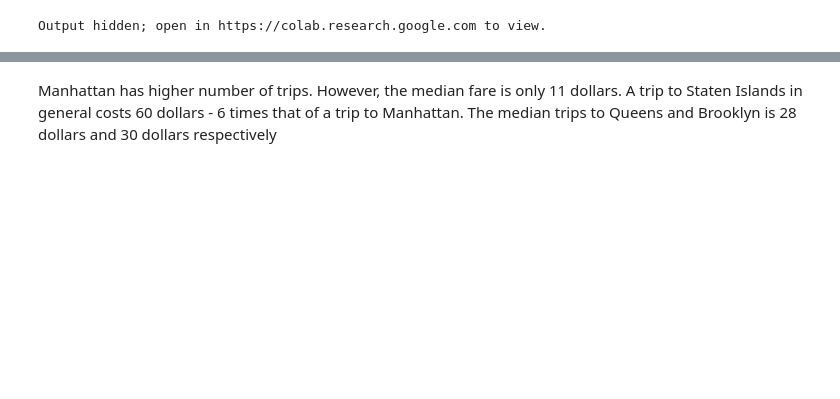
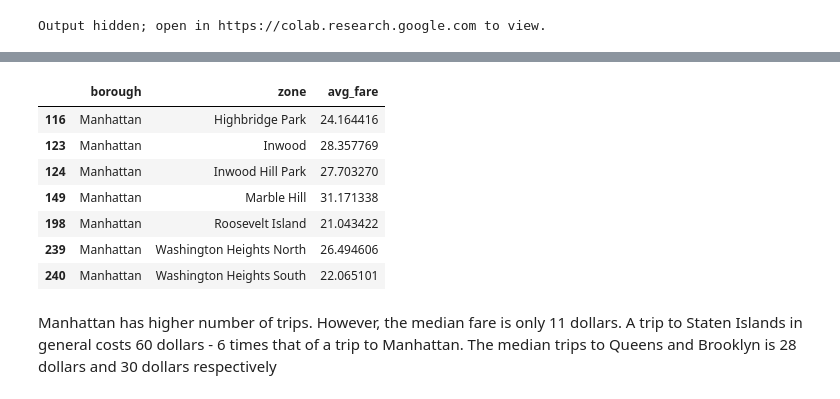
Before and after one commit to MADS-milestone/milestone-1, a Jupyter notebook: milestone1.ipynb, the cells around one changed output, grey strips where cells are left out. Cells and saved outputs as stored; diff of their text form; code cells hidden in the pictures; blank space fills up the shorter version.

```diff
--- a/milestone1.ipynb
+++ b/milestone1.ipynb
@@ -278,10 +277,11 @@ We will be utilizing the Shapefile and the Taxi trip data in conjunction to brin
 
 ## Dataframe creation
 
-def create_dataframe(df,var1 = 'LocationID'):
+def create_dataframe(df,var1 = 'LocationID',var2 = 'Counts'):
   df.rename(columns={'dropoff_location_id': var1}, inplace=True)
   df[var1] = df[var1].astype('int64')
-
+  if var2 =='avg_fare':
+    df[var2] = df[var2].astype('float64')
   df_merge = taxi_zones.merge(df,on = var1)
   df_merge_json = json.loads(df_merge.to_json())['features']
 
@@ -298,7 +298,7 @@ def base_heatmap(df,title_heatmap,chart_title,feature='properties.count:Q'):
 
 def box_plot_creator(df,title,feature = 'count:Q'):
   return alt.Chart(df).mark_boxplot().encode(
-      x=feature,y=alt.Y('borough:O',sort=val_list)).properties(title = alt.Text(text = title,fontSize = 22))
+      x=feature,y=alt.Y('borough:O',sort=val_list)).properties(title = alt.Text(text = title,fontSize = 16))
 # %%
 sql = '''SELECT dropoff_location_id, count(*) as count
 FROM bigquery-public-data.new_york_taxi_trips.tlc_yellow_trips_2017
@@ -374,5 +384,5 @@ avg_fare_2018_df = bq_client.query(sql).to_dataframe()
 # %%
-avg_fare_2018_info,avg_fare_2018 = create_dataframe(avg_fare_2018_df)
+avg_fare_2018_info,avg_fare_2018 = create_dataframe(avg_fare_2018_df,var2 = 'avg_fare')
 
 base_heatmap(avg_fare_2018,title_heatmap = 'Average Fare',chart_title = 'Fare distribution',feature='properties.avg_fare:Q') + boroughs + labels
 # %% [output]
@@ -384,2 +404,13 @@ Output hidden; open in https://colab.research.google.com to view.
+# %%
+avg_fare_2018_info[(avg_fare_2018_info['avg_fare']>20) & (avg_fare_2018_info['borough']=='Manhattan')][['borough','zone','avg_fare']]
+# %% [output]
+|  | borough | zone | avg_fare |
+| 116 | Manhattan | Highbridge Park | 24.164416 |
+| 123 | Manhattan | Inwood | 28.357769 |
+| 124 | Manhattan | Inwood Hill Park | 27.703270 |
+| 149 | Manhattan | Marble Hill | 31.171338 |
+| 198 | Manhattan | Roosevelt Island | 21.043422 |
+| 239 | Manhattan | Washington Heights North | 26.494606 |
+| 240 | Manhattan | Washington Heights South | 22.065101 |
 # %% [markdown]
 Manhattan has higher number of trips. However, the median fare is only 11 dollars. A trip to Staten Islands in general costs 60 dollars - 6 times that of a trip to Manhattan. The median trips to Queens and Brooklyn is 28 dollars and 30 dollars respectively
```
Also changed, not shown: parts of 42 cells of this notebook, 4 other files.
